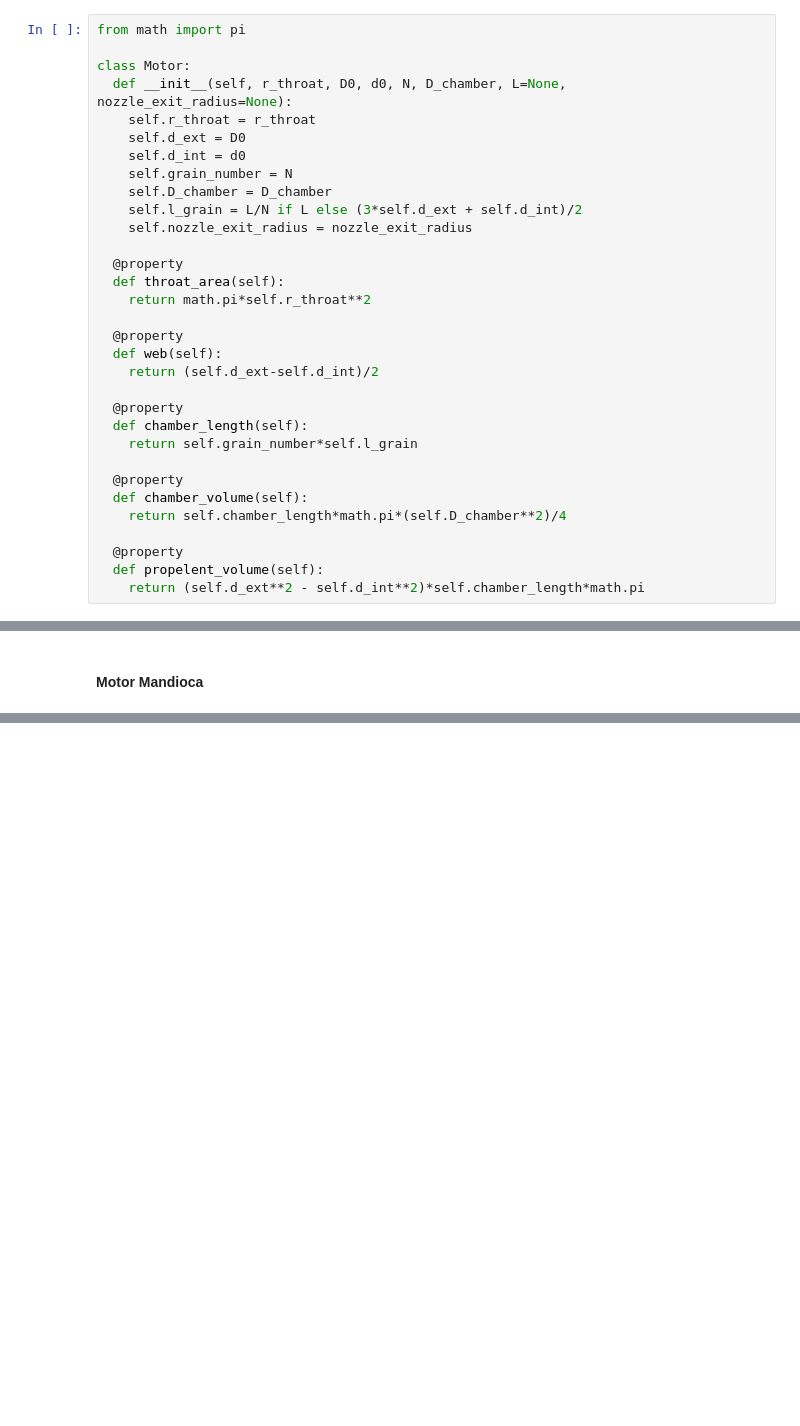
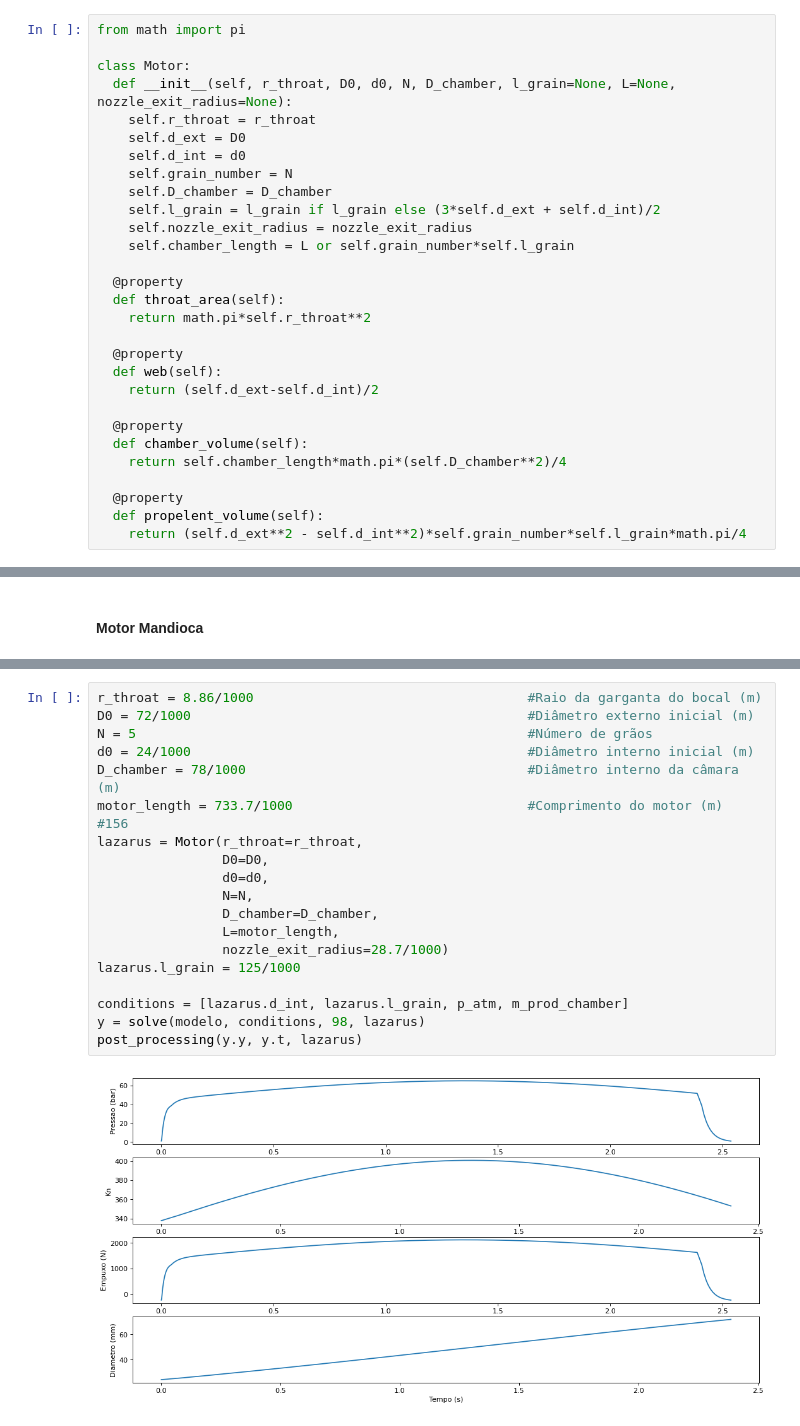
Before and after one commit to PatrickSampaioUSP/Propy, a Jupyter notebook: PropGoverningEquations.ipynb, the cells around one changed output, grey strips where cells are left out. Saved outputs shown, nothing was run; the diff lists cells and outputs as text; blank space fills up the shorter version.

```diff
--- a/PropGoverningEquations.ipynb
+++ b/PropGoverningEquations.ipynb
@@ -54,14 +36,15 @@ class KnsbBurnrate:
 from math import pi
 
 class Motor:
-  def __init__(self, r_throat, D0, d0, N, D_chamber, L=None, nozzle_exit_radius=None):
+  def __init__(self, r_throat, D0, d0, N, D_chamber, l_grain=None, L=None, nozzle_exit_radius=None):
     self.r_throat = r_throat
     self.d_ext = D0
     self.d_int = d0
     self.grain_number = N
     self.D_chamber = D_chamber
-    self.l_grain = L/N if L else (3*self.d_ext + self.d_int)/2
+    self.l_grain = l_grain if l_grain else (3*self.d_ext + self.d_int)/2
     self.nozzle_exit_radius = nozzle_exit_radius
+    self.chamber_length = L or self.grain_number*self.l_grain
 
   @property
   def throat_area(self):
@@ -72,16 +55,12 @@ class Motor:
     return (self.d_ext-self.d_int)/2
 
   @property
-  def chamber_length(self):
-    return self.grain_number*self.l_grain
-
-  @property
   def chamber_volume(self):
     return self.chamber_length*math.pi*(self.D_chamber**2)/4
 
   @property
   def propelent_volume(self):
-    return (self.d_ext**2 - self.d_int**2)*self.chamber_length*math.pi
+    return (self.d_ext**2 - self.d_int**2)*self.grain_number*self.l_grain*math.pi/4
 # %%
 import math
 import numpy as np
@@ -371,0 +352,22 @@ Razão de expansão ideal 0.01801883018605546
+# %%
+r_throat = 8.86/1000                                   #Raio da garganta do bocal (m)
+D0 = 72/1000                                           #Diâmetro externo inicial (m)
+N = 5                                                  #Número de grãos
+d0 = 24/1000                                           #Diâmetro interno inicial (m)
+D_chamber = 78/1000                                    #Diâmetro interno da câmara (m)
+motor_length = 733.7/1000                              #Comprimento do motor (m)
+#156
+lazarus = Motor(r_throat=r_throat,
+                D0=D0,
+                d0=d0,
+                N=N,
+                D_chamber=D_chamber,
+                L=motor_length,
+                nozzle_exit_radius=28.7/1000)
+lazarus.l_grain = 125/1000
+
+conditions = [lazarus.d_int, lazarus.l_grain, p_atm, m_prod_chamber]
+y = solve(modelo, conditions, 98, lazarus)
+post_processing(y.y, y.t, lazarus)
+# %% [output]
+[figure, added]
```
Also changed, not shown: parts of 8 cells of this notebook.
